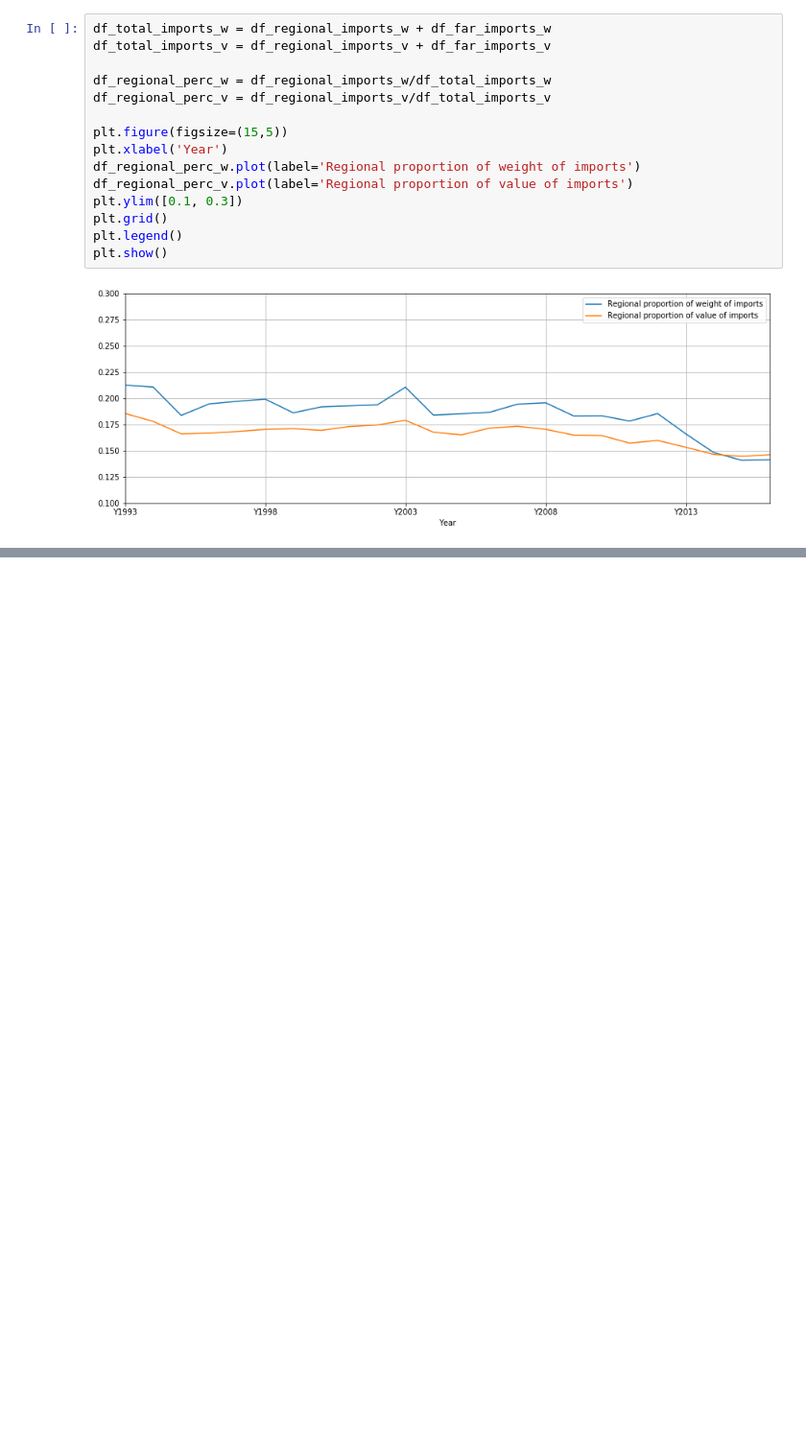
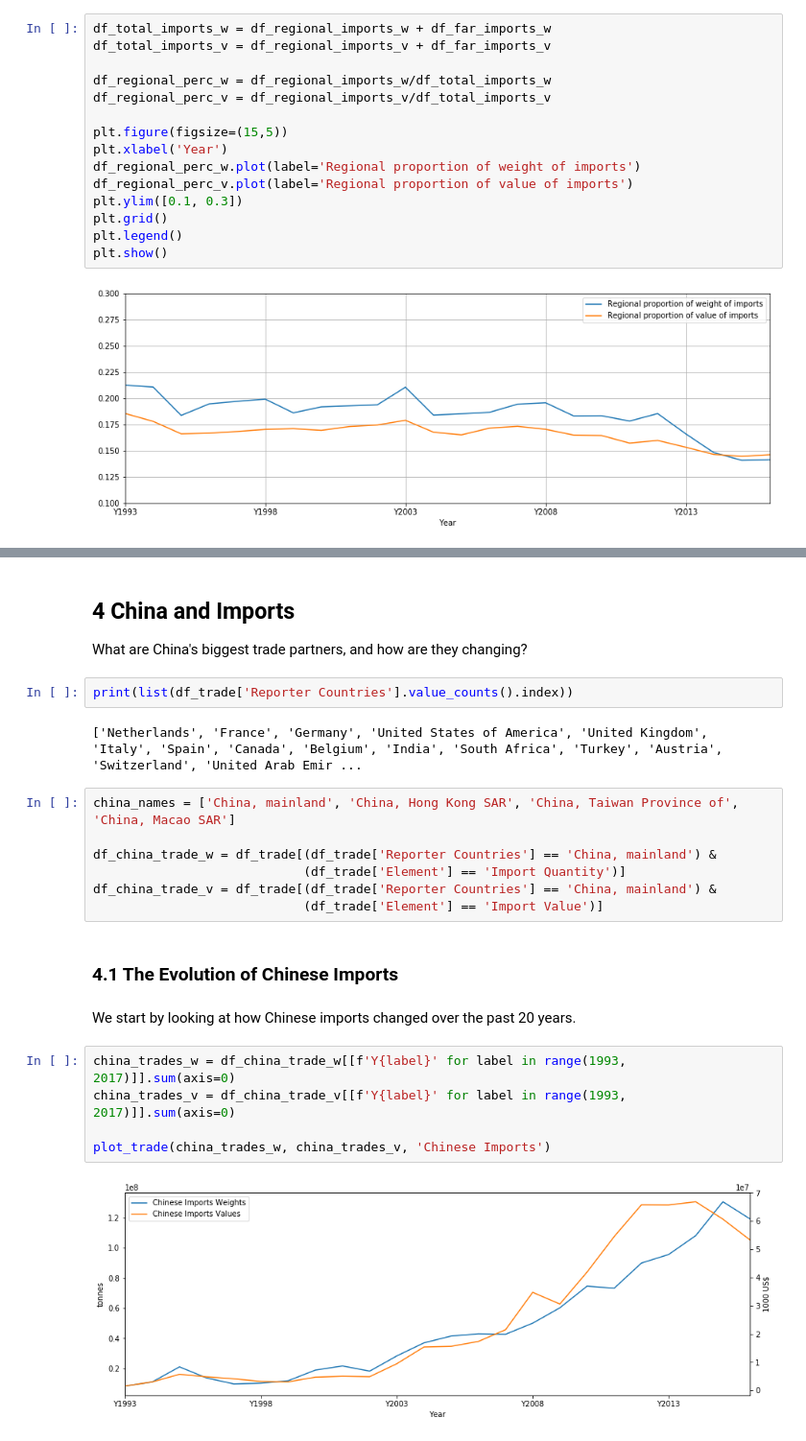
Before and after one commit to n-poulsen/GranADA, a Jupyter notebook: code/GlobalTradeChanges.ipynb, the cells around one changed output, grey strips where cells are left out. Shown at 96% size. Saved outputs shown, nothing was run; the diff lists cells and outputs as text; blank space fills up the shorter version.

Commit message:
China stuffff

```diff
--- a/code/GlobalTradeChanges.ipynb
+++ b/code/GlobalTradeChanges.ipynb
@@ -265,0 +268,26 @@ plt.show()
+# %% [markdown]
+## 4 China and Imports
+
+What are China's biggest trade partners, and how are they changing?
+# %%
+print(list(df_trade['Reporter Countries'].value_counts().index))
+# %% [output]
+['Netherlands', 'France', 'Germany', 'United States of America', 'United Kingdom', 'Italy', 'Spain', 'Canada', 'Belgium', 'India', 'South Africa', 'Turkey', 'Austria', 'Switzerland', 'United Arab Emir ...
+# %%
+china_names = ['China, mainland', 'China, Hong Kong SAR', 'China, Taiwan Province of', 'China, Macao SAR']
+
+df_china_trade_w = df_trade[(df_trade['Reporter Countries'] == 'China, mainland') &
+                            (df_trade['Element'] == 'Import Quantity')]
+df_china_trade_v = df_trade[(df_trade['Reporter Countries'] == 'China, mainland') &
+                            (df_trade['Element'] == 'Import Value')]
+# %% [markdown]
+### 4.1 The Evolution of Chinese Imports
+# %% [markdown]
+We start by looking at how Chinese imports changed over the past 20 years.
+# %%
+china_trades_w = df_china_trade_w[[f'Y{label}' for label in range(1993, 2017)]].sum(axis=0)
+china_trades_v = df_china_trade_v[[f'Y{label}' for label in range(1993, 2017)]].sum(axis=0)
+
+plot_trade(china_trades_w, china_trades_v, 'Chinese Imports')
+# %% [output]
+[figure, added]
```
Also changed, not shown: parts of 9 cells of this notebook.
